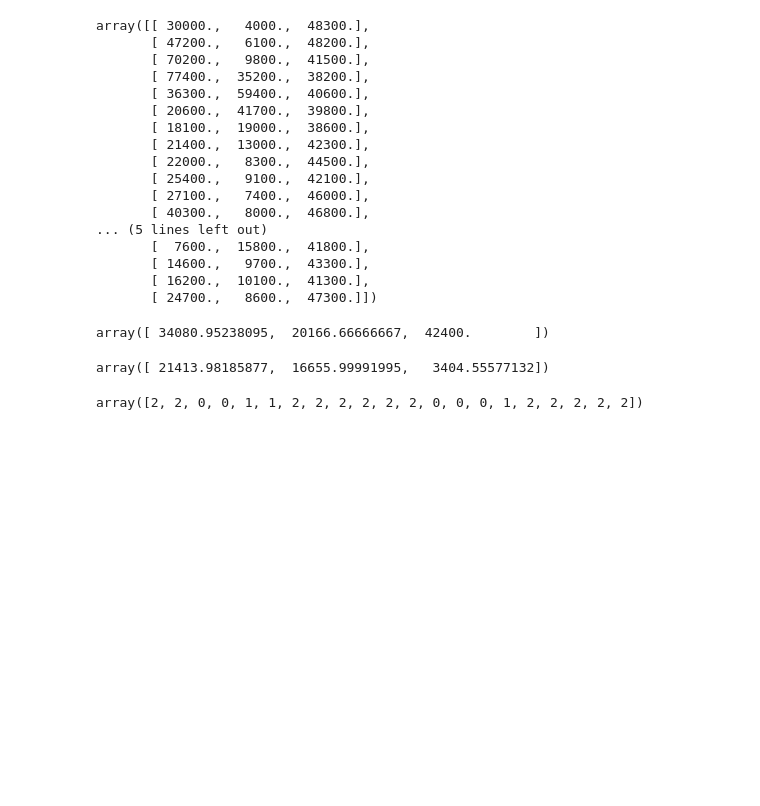
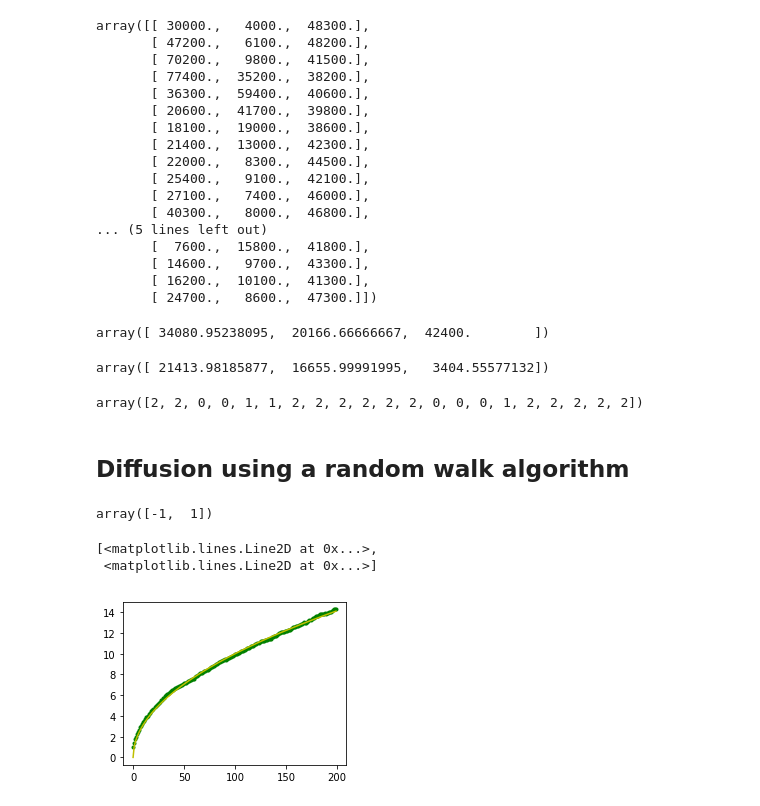
Before and after one commit to Accio/learn-scipy, a Jupyter notebook: 1.3/Operations.ipynb, the cells around one changed output. Saved outputs shown, nothing was run; the diff lists cells and outputs as text; code cells hidden in the pictures; blank space fills up the shorter version.

Commit message:
RMS distance

```diff
--- a/1.3/Operations.ipynb
+++ b/1.3/Operations.ipynb
@@ -379,3 +379,26 @@ array([ 21413.98185877,  16655.99991995,   3404.55577132])
 np.argmax(populations, axis=1) ## which species has the highest population each year
 # %% [output]
 array([2, 2, 0, 0, 1, 1, 2, 2, 2, 2, 2, 2, 0, 0, 0, 1, 2, 2, 2, 2, 2])
+# %% [markdown]
+## Diffusion using a random walk algorithm
+# %%
+n_stories = 1000 ## number of walkers
+t_max = 200  ## time during which we follow the walker
+
+t = np.arange(t_max)
+steps = 2 * np.random.randint(0, 2, (n_stories, t_max)) -1
+np.unique(steps)
+# %% [output]
+array([-1,  1])
+# %%
+positions = np.cumsum(steps, axis=1) ## axis=1, dimension of time
+sq_distance = positions ** 2
+# %%
+msq = np.mean(sq_distance, axis=0)
+# %%
+plt.figure(figsize=(4,3))
+plt.plot(t, np.sqrt(msq), 'g.', t, np.sqrt(t), 'y-')
+# %% [output]
+[<matplotlib.lines.Line2D at 0x...>,
+ <matplotlib.lines.Line2D at 0x...>]
+[figure, added]
```
